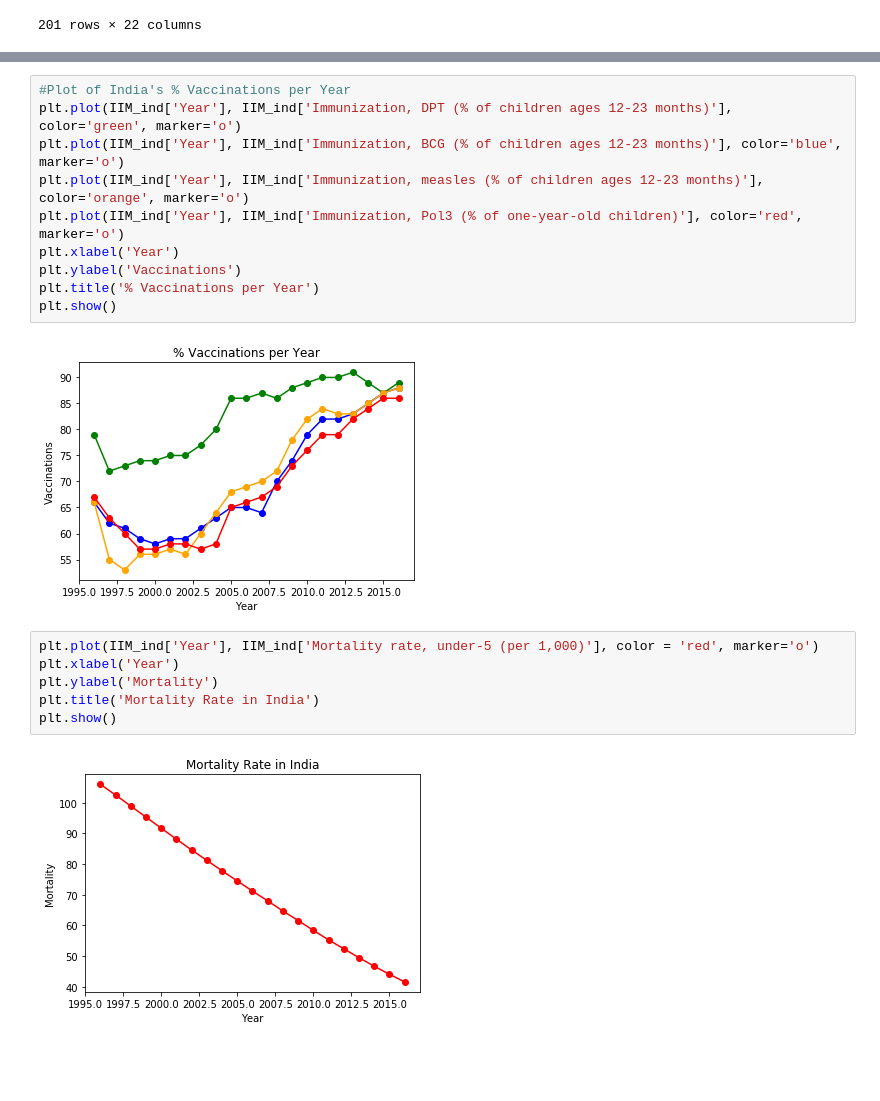
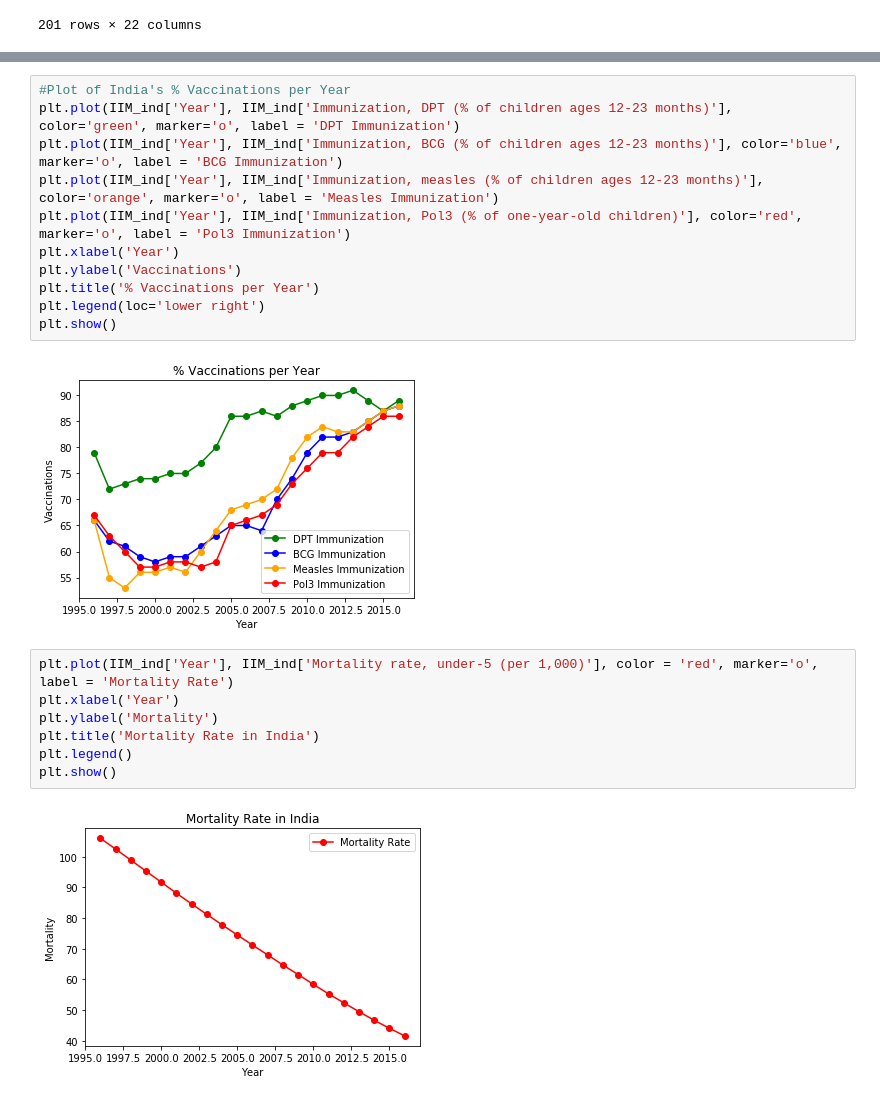
Before and after one commit to tranj8229/dss_sp19, a Jupyter notebook: World_Health_and_Nutrition_Project.ipynb, the cells around one changed output, grey strips where cells are left out. Saved outputs shown, nothing was run; the diff lists cells and outputs as text; blank space fills up the shorter version.

Commit message:
added legend to India plots

```diff
--- a/World_Health_and_Nutrition_Project.ipynb
+++ b/World_Health_and_Nutrition_Project.ipynb
@@ -243,21 +243,23 @@ IIM_ind
 | 21 | 2016 | 89 | 88 | 88 | 86 | ... |
 # %%
 #Plot of India's % Vaccinations per Year
-plt.plot(IIM_ind['Year'], IIM_ind['Immunization, DPT (% of children ages 12-23 months)'], color='green', marker='o')
-plt.plot(IIM_ind['Year'], IIM_ind['Immunization, BCG (% of children ages 12-23 months)'], color='blue', marker='o')
-plt.plot(IIM_ind['Year'], IIM_ind['Immunization, measles (% of children ages 12-23 months)'], color='orange', marker='o')
-plt.plot(IIM_ind['Year'], IIM_ind['Immunization, Pol3 (% of one-year-old children)'], color='red', marker='o')
+plt.plot(IIM_ind['Year'], IIM_ind['Immunization, DPT (% of children ages 12-23 months)'], color='green', marker='o', label = 'DPT Immunization')
+plt.plot(IIM_ind['Year'], IIM_ind['Immunization, BCG (% of children ages 12-23 months)'], color='blue', marker='o', label = 'BCG Immunization')
+plt.plot(IIM_ind['Year'], IIM_ind['Immunization, measles (% of children ages 12-23 months)'], color='orange', marker='o', label = 'Measles Immunization')
+plt.plot(IIM_ind['Year'], IIM_ind['Immunization, Pol3 (% of one-year-old children)'], color='red', marker='o', label = 'Pol3 Immunization')
 plt.xlabel('Year')
 plt.ylabel('Vaccinations')
 plt.title('% Vaccinations per Year')
+plt.legend(loc='lower right')
 plt.show()
 # %% [output]
-[figure, old version]
+[figure, new version]
 # %%
-plt.plot(IIM_ind['Year'], IIM_ind['Mortality rate, under-5 (per 1,000)'], color = 'red', marker='o')
+plt.plot(IIM_ind['Year'], IIM_ind['Mortality rate, under-5 (per 1,000)'], color = 'red', marker='o', label = 'Mortality Rate')
 plt.xlabel('Year')
 plt.ylabel('Mortality')
 plt.title('Mortality Rate in India')
+plt.legend()
 plt.show()
 # %% [output]
-[figure, old version]
+[figure, new version]
```
